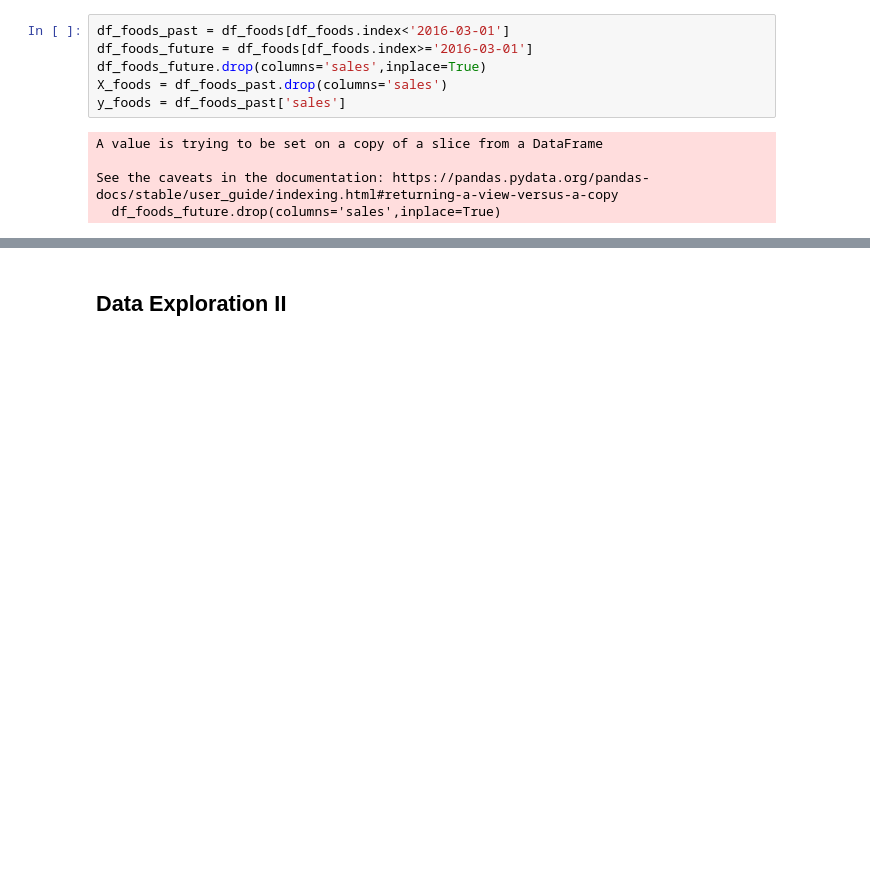
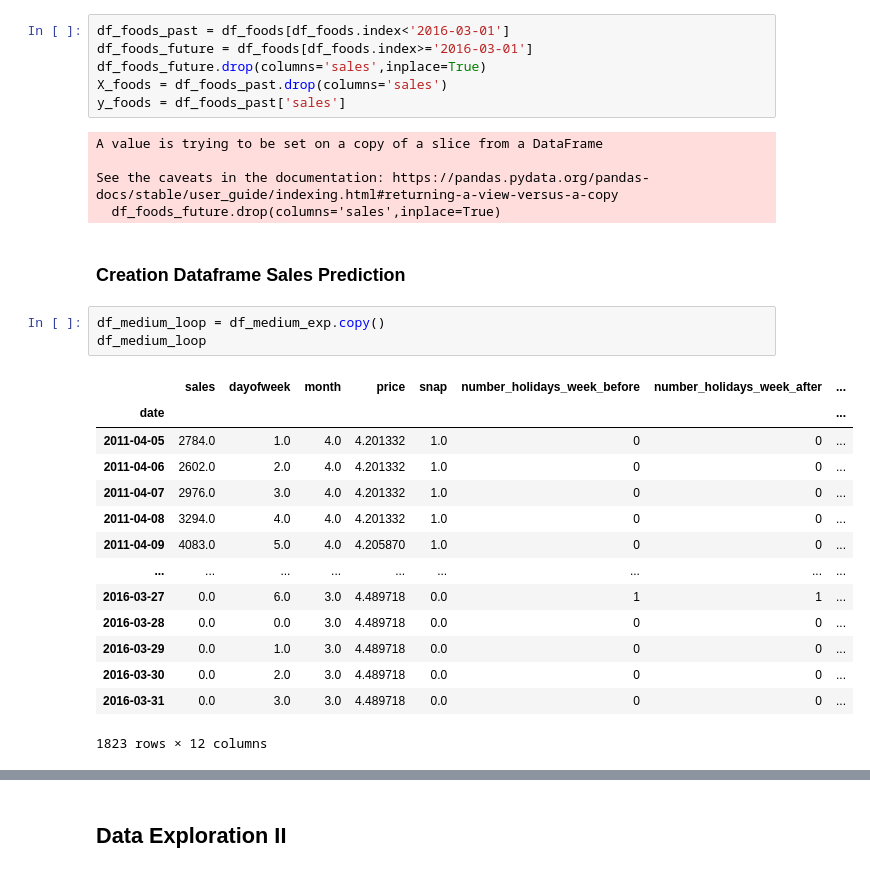
Before and after one commit to EdwinUe/BAB_WS22-23, a Jupyter notebook: Code/003BusinessAnalyticsBProjekt.ipynb, the cells around one changed output, grey strips where cells are left out. Saved outputs shown, nothing was run; the diff lists cells and outputs as text; blank space fills up the shorter version.

```diff
--- a/Code/003BusinessAnalyticsBProjekt.ipynb
+++ b/Code/003BusinessAnalyticsBProjekt.ipynb
@@ -571,3 +588,23 @@ A value is trying to be set on a copy of a slice from a DataFrame
 
 See the caveats in the documentation: https://pandas.pydata.org/pandas-docs/stable/user_guide/indexing.html#returning-a-view-versus-a-copy
   df_foods_future.drop(columns='sales',inplace=True)
+# %% [markdown]
+### Creation Dataframe Sales Prediction
+# %%
+df_medium_loop = df_medium_exp.copy()
+df_medium_loop
+# %% [output]
+|  | sales | dayofweek | month | price | snap | number_holidays_week_before | number_holidays_week_after | ... |
+| date |  |  |  |  |  |  |  | ... |
+| 2011-04-05 | 2784.0 | 1.0 | 4.0 | 4.201332 | 1.0 | 0 | 0 | ... |
+| 2011-04-06 | 2602.0 | 2.0 | 4.0 | 4.201332 | 1.0 | 0 | 0 | ... |
+| 2011-04-07 | 2976.0 | 3.0 | 4.0 | 4.201332 | 1.0 | 0 | 0 | ... |
+| 2011-04-08 | 3294.0 | 4.0 | 4.0 | 4.201332 | 1.0 | 0 | 0 | ... |
+| 2011-04-09 | 4083.0 | 5.0 | 4.0 | 4.205870 | 1.0 | 0 | 0 | ... |
+| ... | ... | ... | ... | ... | ... | ... | ... | ... |
+| 2016-03-27 | 0.0 | 6.0 | 3.0 | 4.489718 | 0.0 | 1 | 1 | ... |
+| 2016-03-28 | 0.0 | 0.0 | 3.0 | 4.489718 | 0.0 | 0 | 0 | ... |
+| 2016-03-29 | 0.0 | 1.0 | 3.0 | 4.489718 | 0.0 | 0 | 0 | ... |
+| 2016-03-30 | 0.0 | 2.0 | 3.0 | 4.489718 | 0.0 | 0 | 0 | ... |
+| 2016-03-31 | 0.0 | 3.0 | 3.0 | 4.489718 | 0.0 | 0 | 0 | ... |
+1823 rows × 12 columns
```
Also changed, not shown: parts of 13 cells of this notebook.
